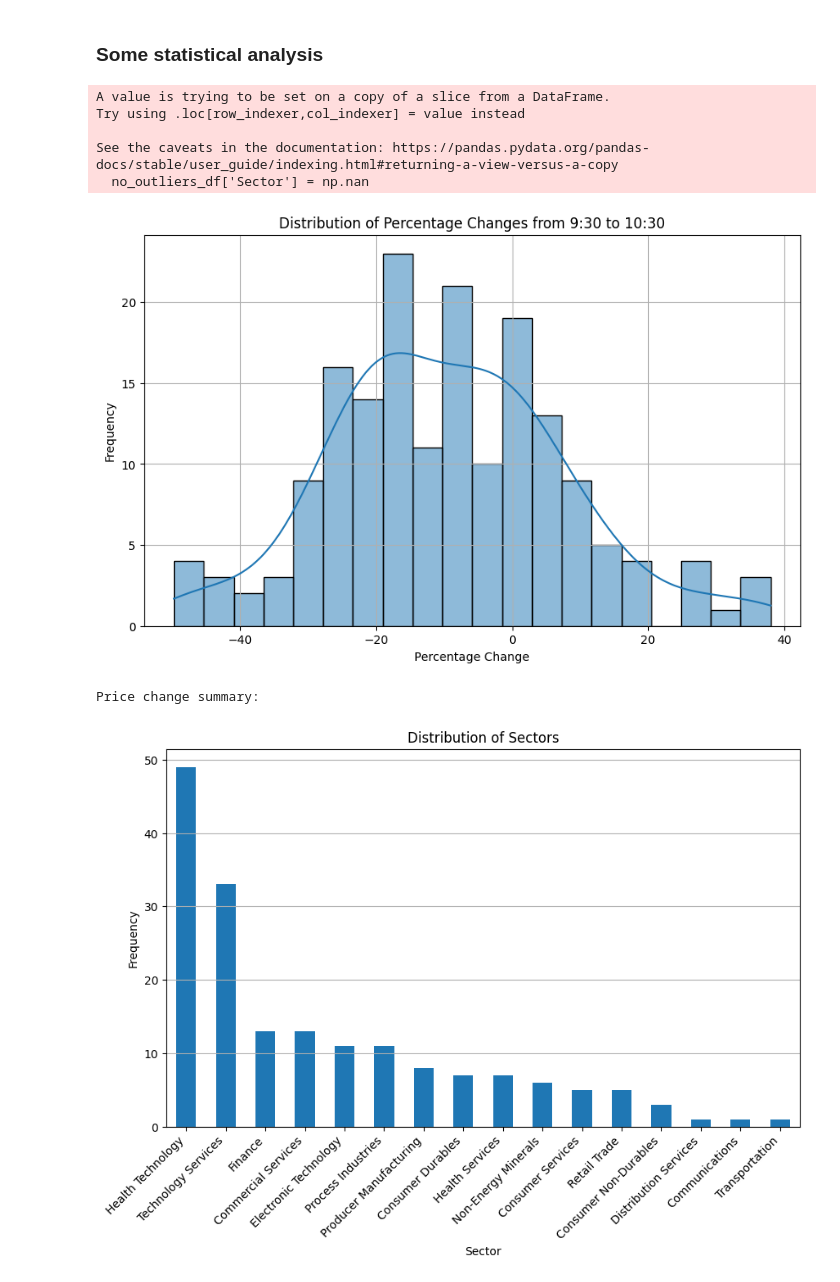
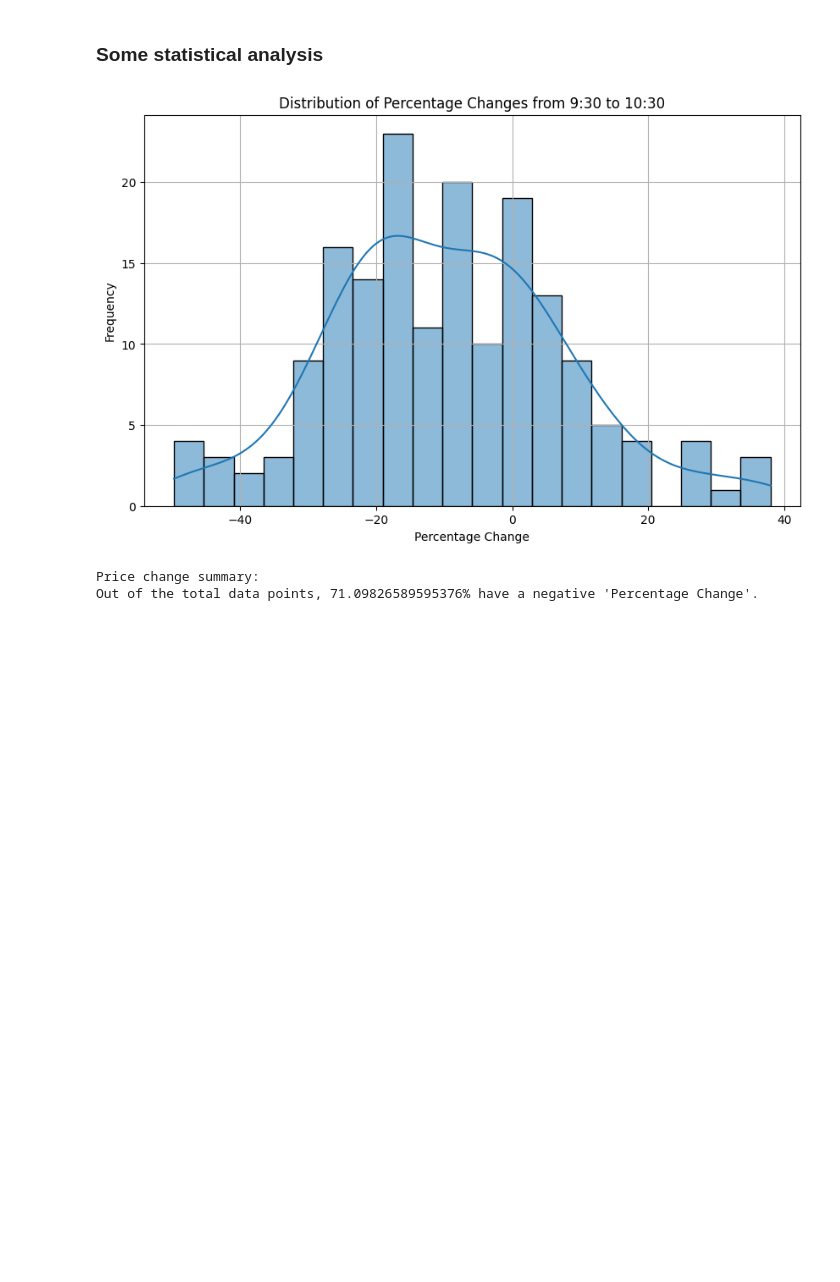
Before and after one commit to zhang2wl/StockScreener, a Jupyter notebook: src/daytrade-yfinance.ipynb, the cells around one changed output. Saved outputs shown, nothing was run; the diff lists cells and outputs as text; code cells hidden in the pictures; blank space fills up the shorter version.

```diff
--- a/src/daytrade-yfinance.ipynb
+++ b/src/daytrade-yfinance.ipynb
@@ -153,73 +153,54 @@ price_df.to_csv('market_prices.csv', index=False)
 ### Some statistical analysis
 # %%
 # Re-importing necessary libraries after a reset
-import pandas as pd
 import numpy as np
 import matplotlib.pyplot as plt
 import seaborn as sns
 
 filtered_price_df = price_df[price_df['Price at 9:30'] >= 0.1]
+filtered_price_df = filtered_price_df[filtered_price_df['Premarket Change'] <= 10000]
+
 # Calculate Q1 (25th percentile) and Q3 (75th percentile)
 Q1 = filtered_price_df['Percentage Change'].quantile(0.25)
 Q3 = filtered_price_df['Percentage Change'].quantile(0.75)
 
 # Calculate the Interquartile Range (IQR)
 IQR = Q3 - Q1
 
 # Determine the outlier bounds
 lower_bound = Q1 - 1.5 * IQR
 upper_bound = Q3 + 1.5 * IQR
 
 # Filter out the outliers
 no_outliers_df = filtered_price_df[(filtered_price_df['Percentage Change'] >= lower_bound) &
-                          (filtered_price_df['Percentage Change'] <= upper_bound)]
-
-no_outliers_df['Sector'] = np.nan
-
-# Loop through each row in no_outliers_df to set the Sector
-for index, row in no_outliers_df.iterrows():
-    ticker = row['Ticker']
-    # Corrected variable name and used 'Ticker' or 'Symbol' according to your actual column name in df
-    sector = df.loc[df['Symbol'] == ticker, 'Sector'].iloc[0] if not df.loc[df['Symbol'] == ticker, 'Sector'].empty else np.nan
-    # Corrected method to assign the sector value
-    no_outliers_df.at[index, 'Sector'] = sector
+                          (filtered_price_df['Percentage Change'] <= upper_bound)].copy()
 
 # Statistical Summary of Percentage Change
 price_change_summary = no_outliers_df['Percentage Change'].describe()
 
 # Histogram of Percentage Changes
 plt.figure(figsize=(10, 6))
 sns.histplot(no_outliers_df['Percentage Change'], kde=True, bins=20)
 plt.title('Distribution of Percentage Changes from 9:30 to 10:30')
 plt.xlabel('Percentage Change')
 plt.ylabel('Frequency')
 plt.grid(True)
 plt.show()
 
 print('Price change summary:')
 price_change_summary
 
+# Assuming 'mydata' is your DataFrame and it includes the 'Percentage Change' column
+# Counting the number of data points where 'Percentage Change' is negative
+negative_changes_count = no_outliers_df[no_outliers_df['Percentage Change'] < 0].shape[0]
 
-# Calculate the frequency of each sector
-sector_distribution = no_outliers_df['Sector'].value_counts()
+# Calculating the total number of data points
+total_count = no_outliers_df.shape[0]
 
-# Visualizing the sector distribution
-plt.figure(figsize=(10, 6))
-sector_distribution.plot(kind='bar')
-plt.title('Distribution of Sectors')
-plt.xlabel('Sector')
-plt.ylabel('Frequency')
-plt.xticks(rotation=45, ha="right")  # Rotate sector names for better readability
-plt.grid(axis='y')
-plt.show()
-
-sector_distribution
+# Calculating the percentage of negative 'Percentage Change'
+percentage_negative = (negative_changes_count / total_count) * 100
+print(f"Out of the total data points, {percentage_negative}% have a negative 'Percentage Change'.")
 # %% [output]
+[figure, new version]
-A value is trying to be set on a copy of a slice from a DataFrame.
-Try using .loc[row_indexer,col_indexer] = value instead
-
-See the caveats in the documentation: https://pandas.pydata.org/pandas-docs/stable/user_guide/indexing.html#returning-a-view-versus-a-copy
-  no_outliers_df['Sector'] = np.nan
+Price change summary:
+Out of the total data points, 71.09826589595376% have a negative 'Percentage Change'.
-[figure, old version]
-Price change summary:
-[figure, removed]
```
Also changed, not shown: parts of 11 cells of this notebook.
